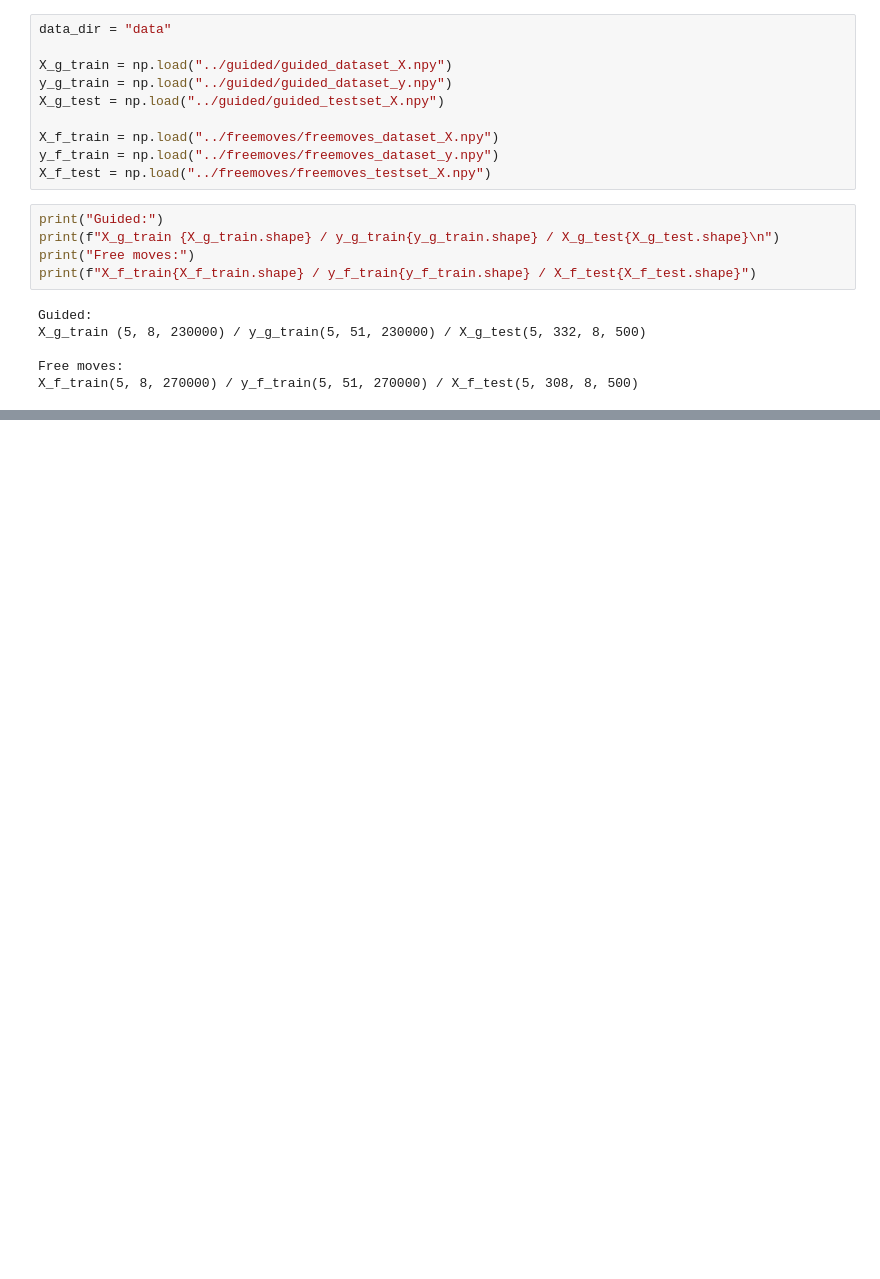
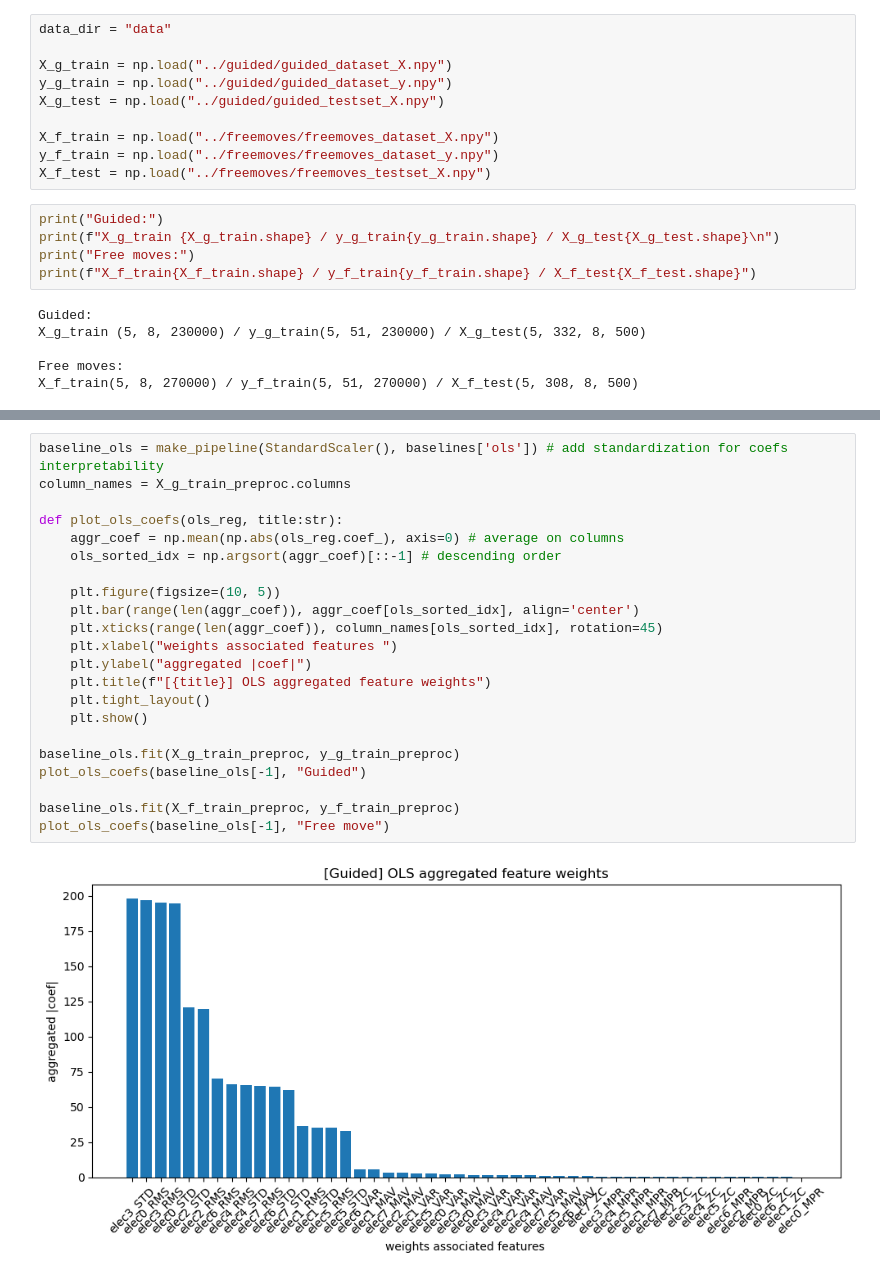
Before and after one commit to ULB-INFO-F-422/pose-estimation-from-emg-signal-team-2, a Jupyter notebook: project.ipynb, the cells around one changed output, grey strips where cells are left out. Cells and saved outputs as stored; diff of their text form; blank space fills up the shorter version.

```diff
--- a/project.ipynb
+++ b/project.ipynb
@@ -923,0 +431,24 @@ ValueError: Found array with dim 4. StandardScaler expected <= 2.
+# %%
+baseline_ols = make_pipeline(StandardScaler(), baselines['ols']) # add standardization for coefs interpretability
+column_names = X_g_train_preproc.columns
+
+def plot_ols_coefs(ols_reg, title:str):
+    aggr_coef = np.mean(np.abs(ols_reg.coef_), axis=0) # average on columns
+    ols_sorted_idx = np.argsort(aggr_coef)[::-1] # descending order
+
+    plt.figure(figsize=(10, 5))
+    plt.bar(range(len(aggr_coef)), aggr_coef[ols_sorted_idx], align='center')
+    plt.xticks(range(len(aggr_coef)), column_names[ols_sorted_idx], rotation=45)
+    plt.xlabel("weights associated features ")
+    plt.ylabel("aggregated |coef|")
+    plt.title(f"[{title}] OLS aggregated feature weights")
+    plt.tight_layout()
+    plt.show()
+
+baseline_ols.fit(X_g_train_preproc, y_g_train_preproc)
+plot_ols_coefs(baseline_ols[-1], "Guided")
+
+baseline_ols.fit(X_f_train_preproc, y_f_train_preproc)
+plot_ols_coefs(baseline_ols[-1], "Free move")
+# %% [output]
+[figure, added]
```
Also changed, not shown: parts of 108 cells of this notebook, 3 other files.
